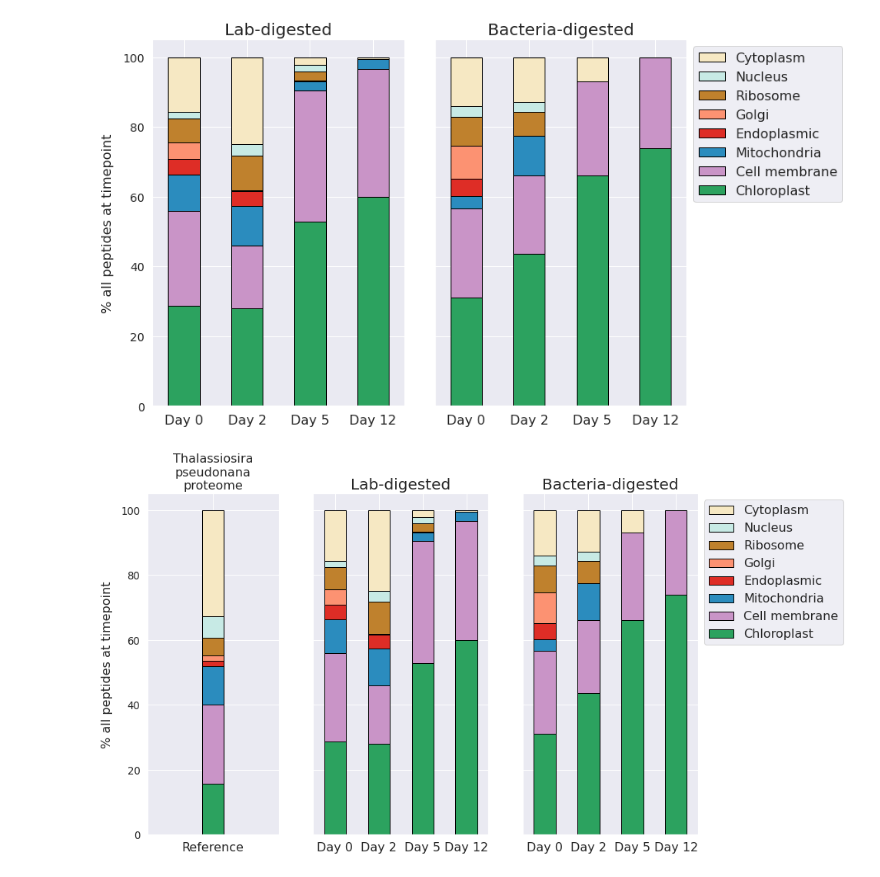
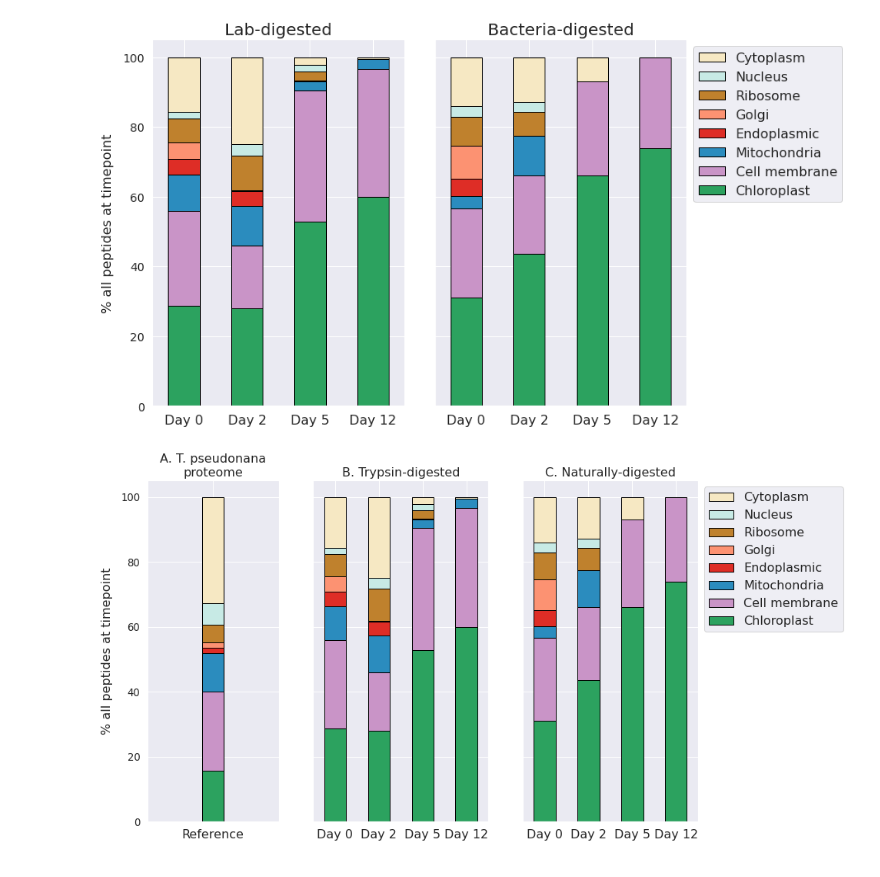
Before and after one commit to MeganEDuffy/rot-mayer, a Jupyter notebook: notebooks/in_silico_digest/in_silico_GO.ipynb, the cells around one changed output. Cells and saved outputs as stored; diff of their text form; code cells hidden in the pictures.

```diff
--- a/notebooks/in_silico_digest/in_silico_GO.ipynb
+++ b/notebooks/in_silico_digest/in_silico_GO.ipynb
@@ -653,36 +653,36 @@ labels2 = ['Reference']
 dyrp.plot(ax = ax1, kind='bar', stacked=True, color = colors, edgecolor = 'black', width = 0.1)
 ax1.set_xticklabels(labels2, rotation = 0, fontsize = 16)
 ax1.set_ylabel("% all peptides at timepoint", labelpad=10, fontsize = 16)
-ax1.set_title(textwrap.fill('Thalassiosira pseudonana proteome', 13), fontsize = 16)
+ax1.set_title(textwrap.fill('A. T. pseudonana proteome', 20), fontsize = 16)
 ax1.get_legend().remove()
 
 #  Trypsin digested
 
 tdp_T.plot(ax = ax2, kind='bar', stacked=True, color = colors, edgecolor = 'black', width = 0.5)
-ax2.set_title('Lab-digested', fontsize = 20)
+ax2.set_title('B. Trypsin-digested', fontsize = 16)
 
 #ax2.set_ylabel("% all peptides at timepoint", labelpad=10, fontsize = 16)
 
 ax2.set_xticklabels(labels, rotation = 0, fontsize = 16)
 
 ax2.get_legend().remove()
 ax2.tick_params(axis='y', labelsize= 14)
 
 #  Bacteria digested
 
 ndp_T.plot(ax = ax3, kind='bar', stacked=True, color = colors, edgecolor = 'black', width = 0.5)
-ax3.set_title('Bacteria-digested', fontsize = 20)
+ax3.set_title('C. Naturally-digested', fontsize = 16)
 
 ax3.set_ylabel("# peptides", labelpad=10, fontsize = 16)
 
 ax3.set_xticklabels(labels, rotation = 0, fontsize = 16)
 
 ax3.tick_params(axis='y', labelsize= 14)
 
 handles, labels = ax3.get_legend_handles_labels()
 ax3.legend(handles[::-1], labels[::-1], bbox_to_anchor=(1,1), \
                  loc="upper left", fontsize = 16, ncol = 1);
 
 plt.savefig('/home/millieginty/Documents/git-repos/2017-etnp/data/thesis-talk/rot-GO-bar_percent.png', bbox_inches='tight', dpi=400)
 # %% [output]
-[figure, old version]
+[figure, new version]
```
Also changed, not shown: 7 other files.
